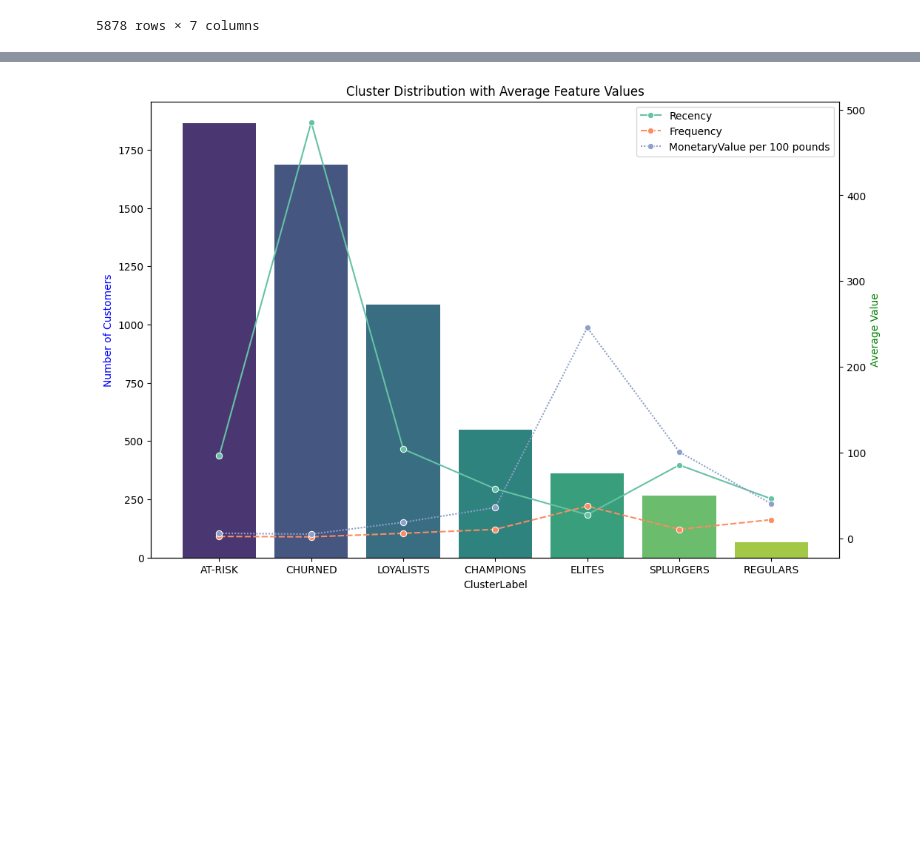
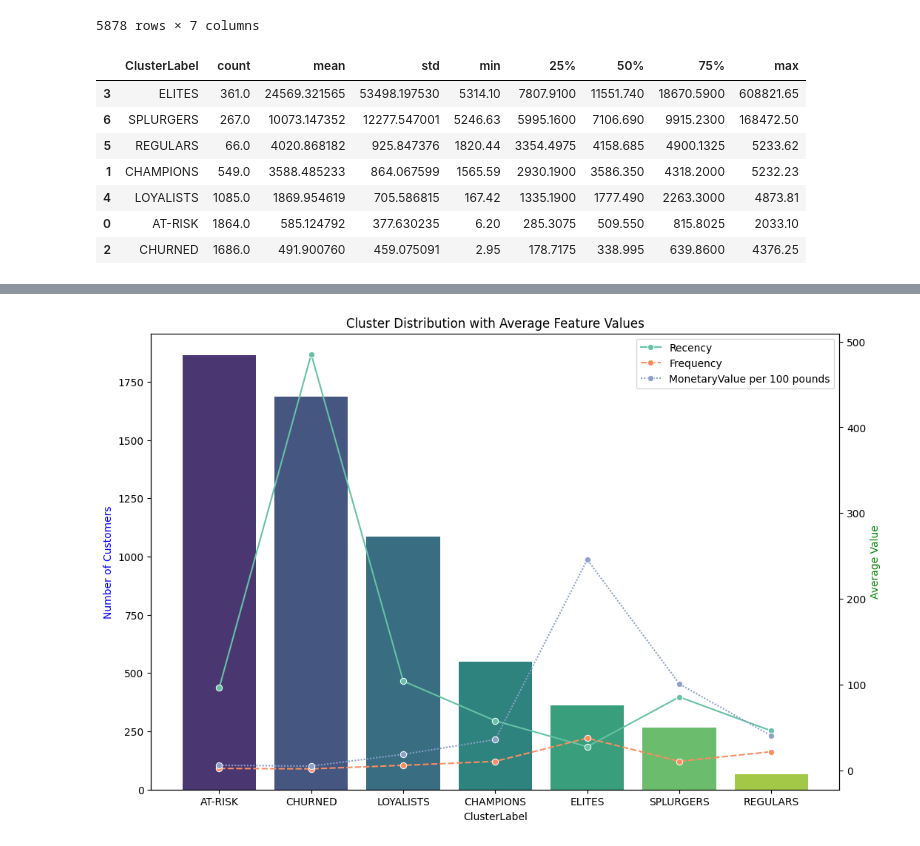
Before and after one commit to utkarsh4tech/customer_segmentation, a Jupyter notebook: CustomerSegmentation.ipynb, the cells around one changed output, grey strips where cells are left out. Saved outputs shown, nothing was run; the diff lists cells and outputs as text; code cells hidden in the pictures; blank space fills up the shorter version.

Commit message:
Updated labels and added Insights and CTA

```diff
--- a/CustomerSegmentation.ipynb
+++ b/CustomerSegmentation.ipynb
@@ -763,3 +763,14 @@ full_clustering_df
 | 5835 | 18245.0 | 6324.98 | 20 | 2011-12-02 14:48:00 | 6 | -3 | ELITES |
 | 5850 | 18260.0 | 9962.11 | 23 | 2011-06-20 12:37:00 | 172 | -3 | ELITES |
 5878 rows × 7 columns
+# %%
+full_clustering_df.groupby(by="ClusterLabel", as_index=False)["MonetaryValue"].describe().sort_values(by="mean", ascending=False)
+# %% [output]
+|  | ClusterLabel | count | mean | std | min | 25% | 50% | 75% | max |
+| 3 | ELITES | 361.0 | 24569.321565 | 53498.197530 | 5314.10 | 7807.9100 | 11551.740 | 18670.5900 | 608821.65 |
+| 6 | SPLURGERS | 267.0 | 10073.147352 | 12277.547001 | 5246.63 | 5995.1600 | 7106.690 | 9915.2300 | 168472.50 |
+| 5 | REGULARS | 66.0 | 4020.868182 | 925.847376 | 1820.44 | 3354.4975 | 4158.685 | 4900.1325 | 5233.62 |
+| 1 | CHAMPIONS | 549.0 | 3588.485233 | 864.067599 | 1565.59 | 2930.1900 | 3586.350 | 4318.2000 | 5232.23 |
+| 4 | LOYALISTS | 1085.0 | 1869.954619 | 705.586815 | 167.42 | 1335.1900 | 1777.490 | 2263.3000 | 4873.81 |
+| 0 | AT-RISK | 1864.0 | 585.124792 | 377.630235 | 6.20 | 285.3075 | 509.550 | 815.8025 | 2033.10 |
+| 2 | CHURNED | 1686.0 | 491.900760 | 459.075091 | 2.95 | 178.7175 | 338.995 | 639.8600 | 4376.25 |
```
Also changed, not shown: parts of 2 cells of this notebook.
